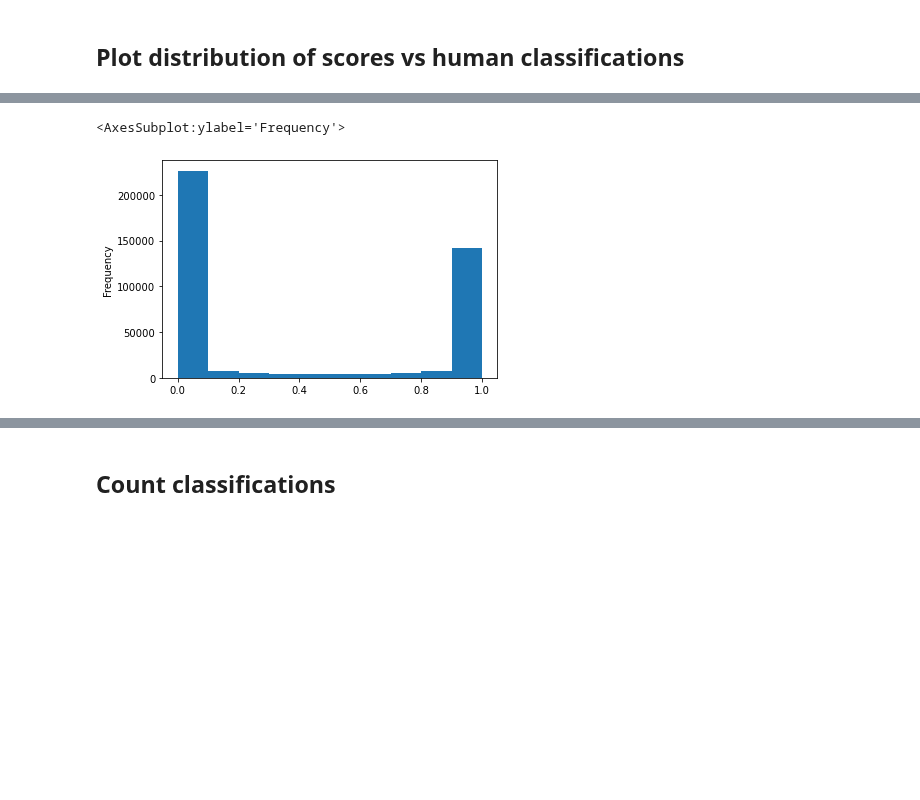
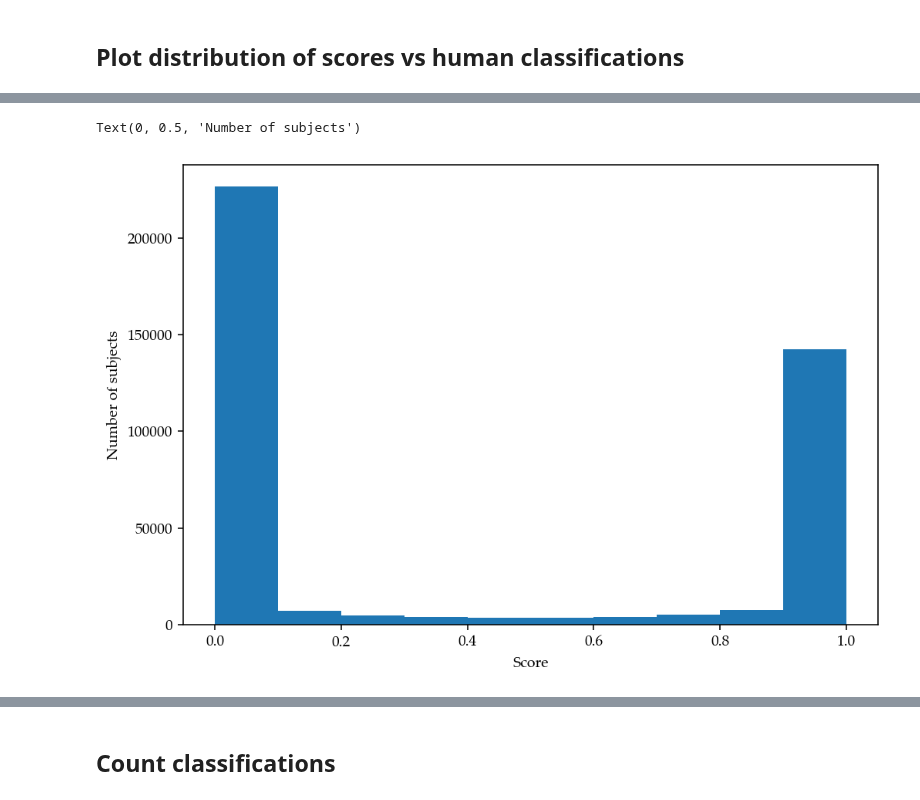
Before and after one commit to adammcmaster/superwasp-tools, a Jupyter notebook: junk_vs_real_cnn_scores.ipynb, the cells around one changed output, grey strips where cells are left out. Drawn from its saved outputs; the diff is of its cells as text; code cells hidden in the pictures; blank space fills up the shorter version.

Commit message:
Update junk figures

```diff
--- a/junk_vs_real_cnn_scores.ipynb
+++ b/junk_vs_real_cnn_scores.ipynb
@@ -11,7 +13,17 @@ import json
+# %%
+from matplotlib.font_manager import fontManager, FontProperties
+from matplotlib import rcParams
+font_path = '/Users/adam/Code/font/Serif/Palatino/Palatino Linotype.ttf'
+fontManager.addfont(font_path)
+seaborn.set_style({'font.family': FontProperties(fname=font_path).get_name()})
+
+# figure size in inches
+rcParams['figure.figsize'] = 8.3,5.53
+rcParams['figure.dpi'] = 140
 # %%
 FILTERED_REAL_SET = 91123
 FILTERING_WORKFLOW = 17313
-DATA_LOCATION = Path('../../superwasp-data/')
+DATA_LOCATION = Path(DATA_LOCATION)
 # %% [markdown]
 ## Merge subject metadata with CNN scores
 # %%
@@ -80,7 +93,9 @@ seaborn.boxplot(data=cnn_scores_retired, x='zoo_classification_real', y='predict
 # %%
 cnn_scores_retired[cnn_scores_retired['zoo_classification_real']]['prediction'].plot.hist()
+pyplot.xlabel('Score')
+pyplot.ylabel('Number of subjects')
 # %% [output]
-<AxesSubplot:ylabel='Frequency'>
+Text(0, 0.5, 'Number of subjects')
-[figure, old version]
+[figure, new version]
 # %%
 cnn_scores_retired[~cnn_scores_retired['zoo_classification_real']]['prediction'].plot.hist()
```
Also changed, not shown: parts of 5 cells of this notebook, 2 other files.
